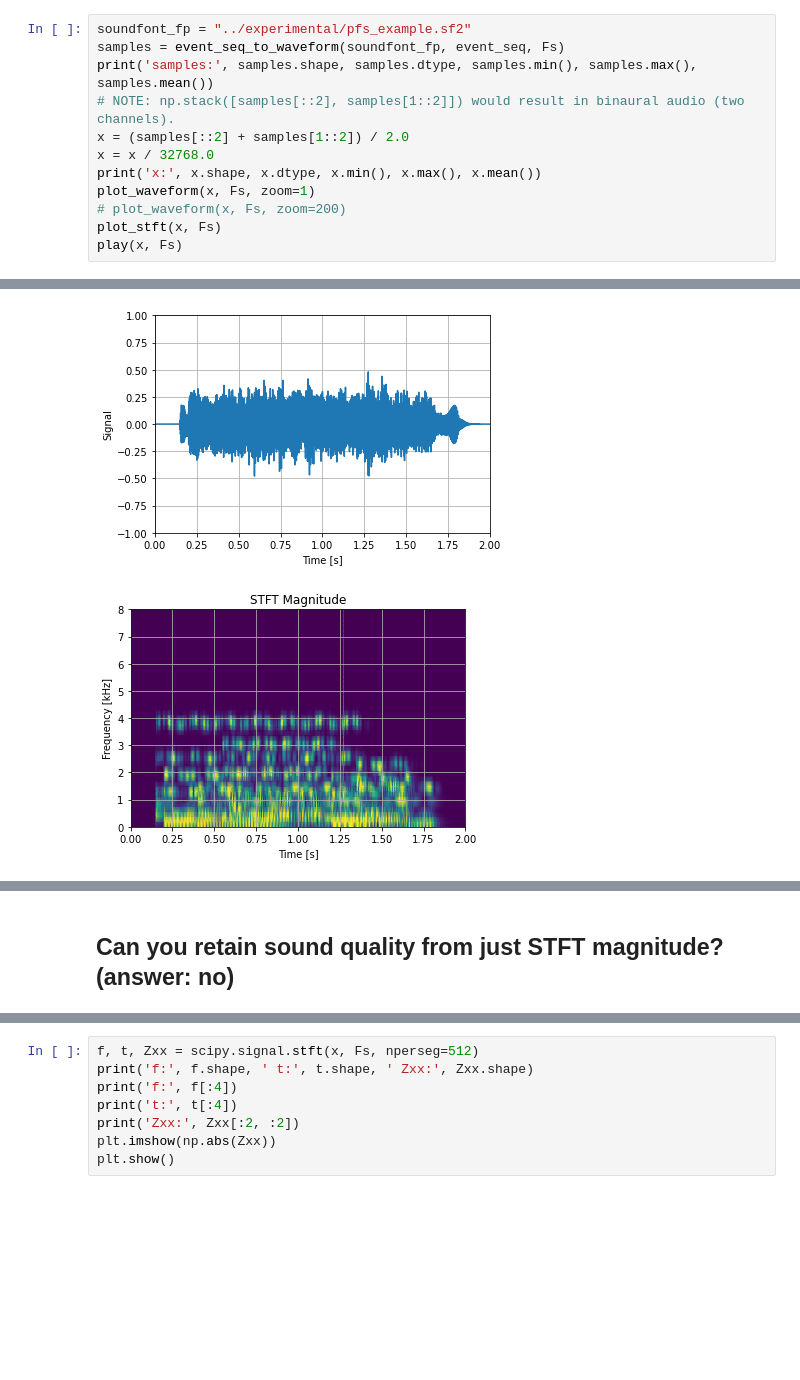
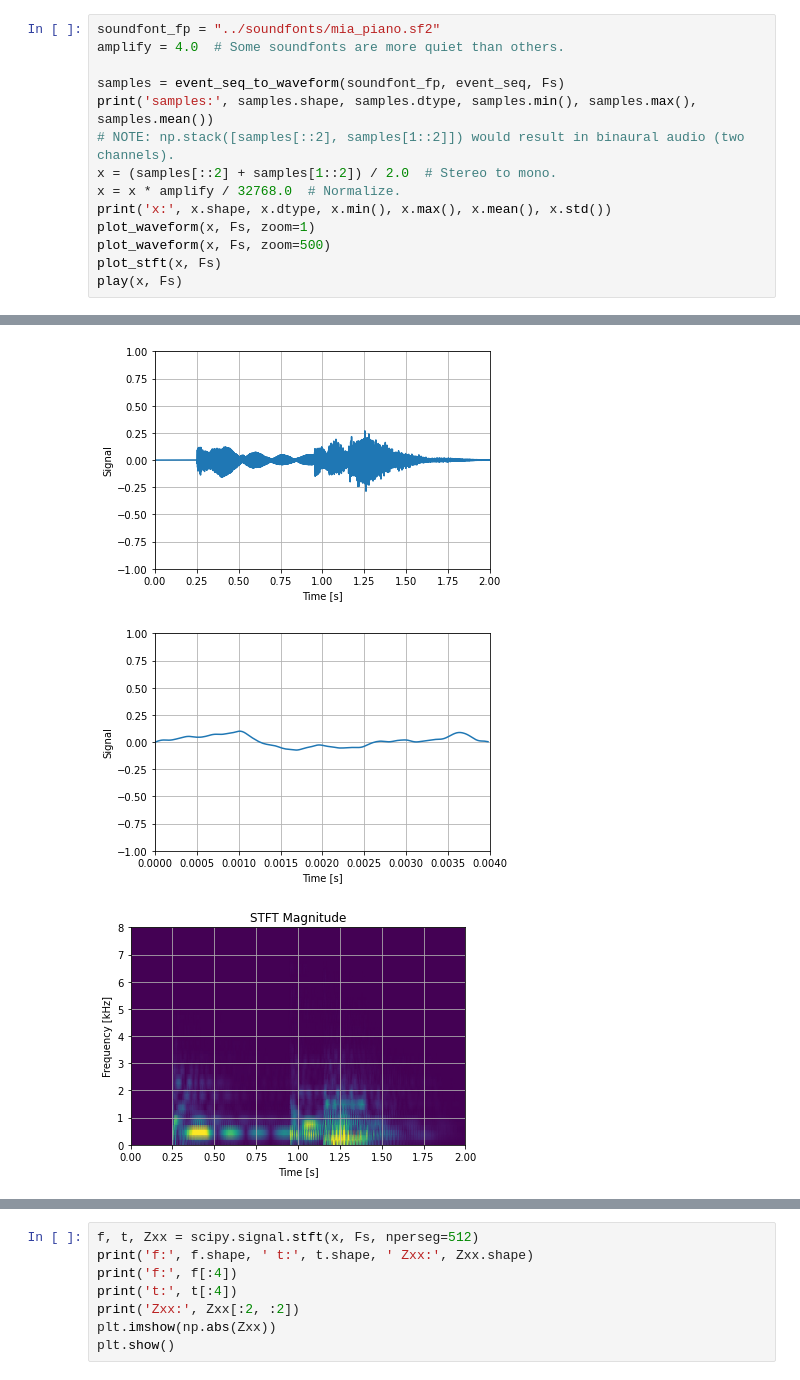
Before and after one commit to mchiquier/msynth, a Jupyter notebook: notebooks/tp_matrix.ipynb, the cells around one changed output, grey strips where cells are left out. Cells and saved outputs as stored; diff of their text form; blank space fills up the shorter version.

```diff
--- a/notebooks/tp_matrix.ipynb
+++ b/notebooks/tp_matrix.ipynb
@@ -28,13 +31,15 @@ event_seq: 22 [('TIME_SHIFT', 150), ('NOTE_ON', 67), ('TIME_SHIFT', 50), ('NOTE_
 # %%
-soundfont_fp = "../experimental/pfs_example.sf2"
+soundfont_fp = "../soundfonts/mia_piano.sf2"
+amplify = 4.0  # Some soundfonts are more quiet than others.
+
 samples = event_seq_to_waveform(soundfont_fp, event_seq, Fs)
 print('samples:', samples.shape, samples.dtype, samples.min(), samples.max(), samples.mean())
 # NOTE: np.stack([samples[::2], samples[1::2]]) would result in binaural audio (two channels).
-x = (samples[::2] + samples[1::2]) / 2.0
-x = x / 32768.0
-print('x:', x.shape, x.dtype, x.min(), x.max(), x.mean())
+x = (samples[::2] + samples[1::2]) / 2.0  # Stereo to mono.
+x = x * amplify / 32768.0  # Normalize.
+print('x:', x.shape, x.dtype, x.min(), x.max(), x.mean(), x.std())
 plot_waveform(x, Fs, zoom=1)
-# plot_waveform(x, Fs, zoom=200)
+plot_waveform(x, Fs, zoom=500)
 plot_stft(x, Fs)
 play(x, Fs)
 # %% [output]
@@ -43,5 +49,4 @@ x: (96000,) float64 -0.4782257080078125 0.4800262451171875 0.0001770750681559245
-[figure, old version]
+[figure, new version]
-[figure, old version]
+[figure, new version]
+[figure, added]
 [interactive output not drawn]
-# %% [markdown]
-## Can you retain sound quality from just STFT magnitude? (answer: no)
```
Also changed, not shown: parts of 8 cells of this notebook, 40 other files.
